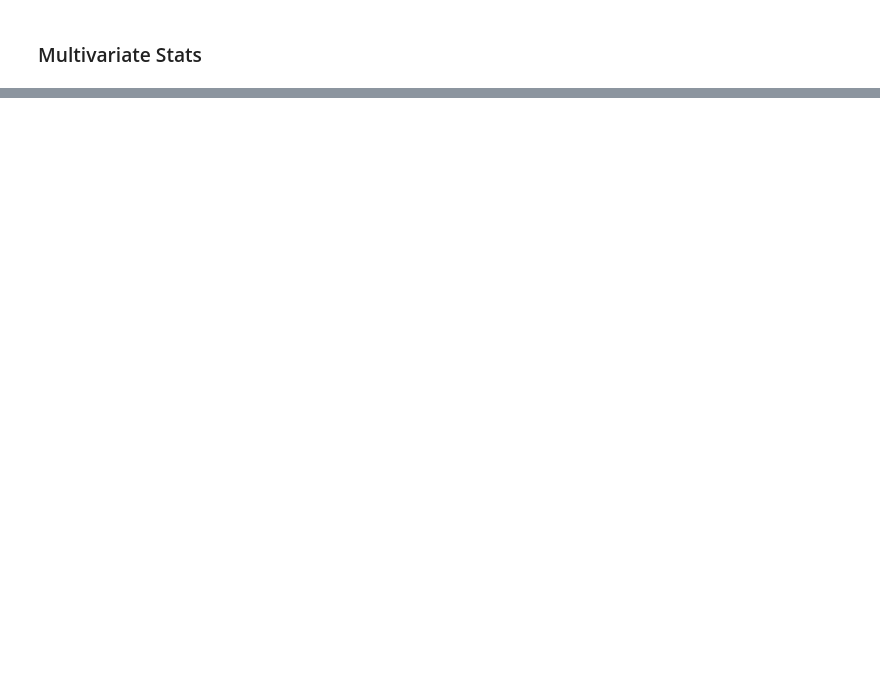
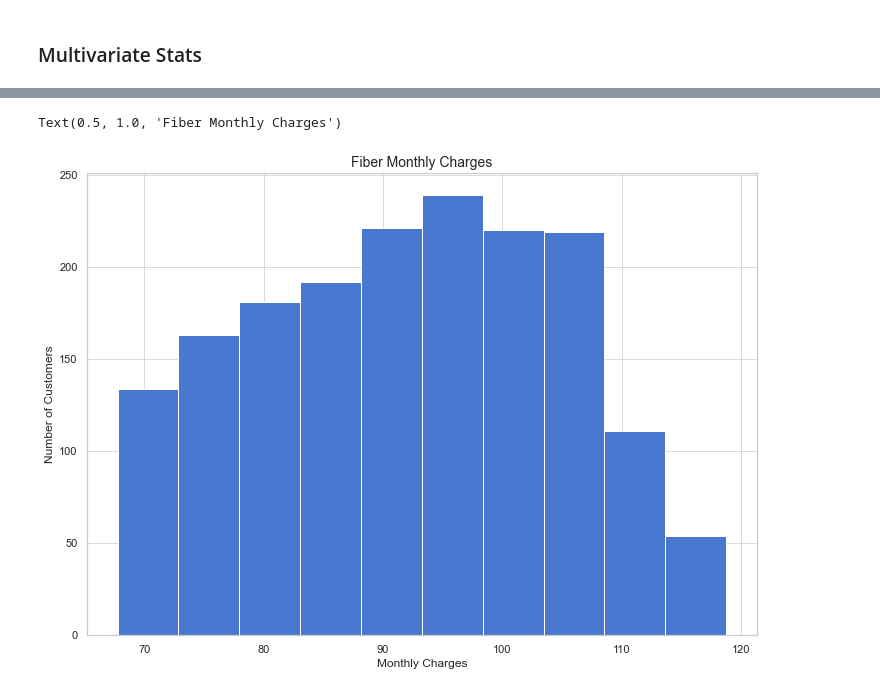
Before and after one commit to o0amandagomez0o/classification_proj, a Jupyter notebook: telco001.ipynb, the cells around one changed output, grey strips where cells are left out. Drawn from its saved outputs; the diff is of its cells as text; code cells hidden in the pictures; blank space fills up the shorter version.

```diff
--- a/telco001.ipynb
+++ b/telco001.ipynb
@@ -707,0 +822,3 @@ explore.explore_multivariate(train, target, cat_vars, quant_vars)
+# %%
+fiber = train[train.intserv_fiber == 1]
+notfiber = train[train.intserv_fiber == 0]
@@ -707,0 +836,8 @@ explore.explore_multivariate(train, target, cat_vars, quant_vars)
+# %%
+fiber.monthly_charges.hist()
+plt.xlabel('Monthly Charges')
+plt.ylabel('Number of Customers')
+plt.title('Fiber Monthly Charges', fontsize = 14)
+# %% [output]
+Text(0.5, 1.0, 'Fiber Monthly Charges')
+[figure, added]
```
Also changed, not shown: parts of 100 cells of this notebook, 8 other files.
